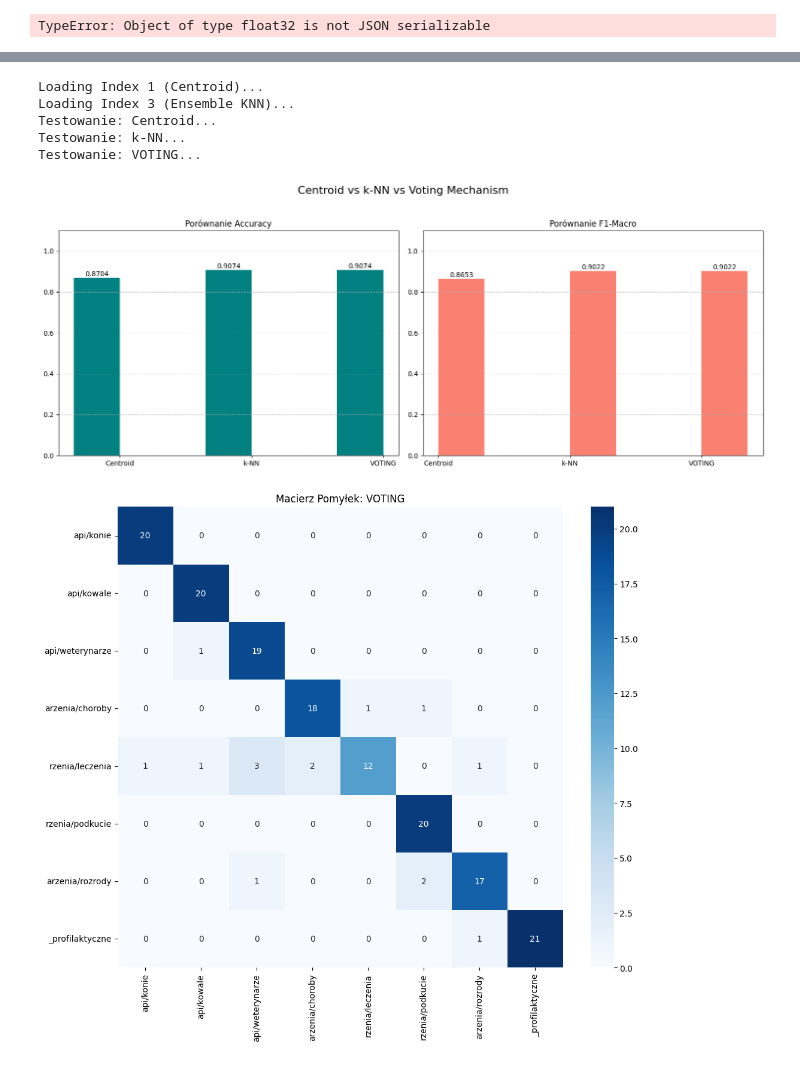
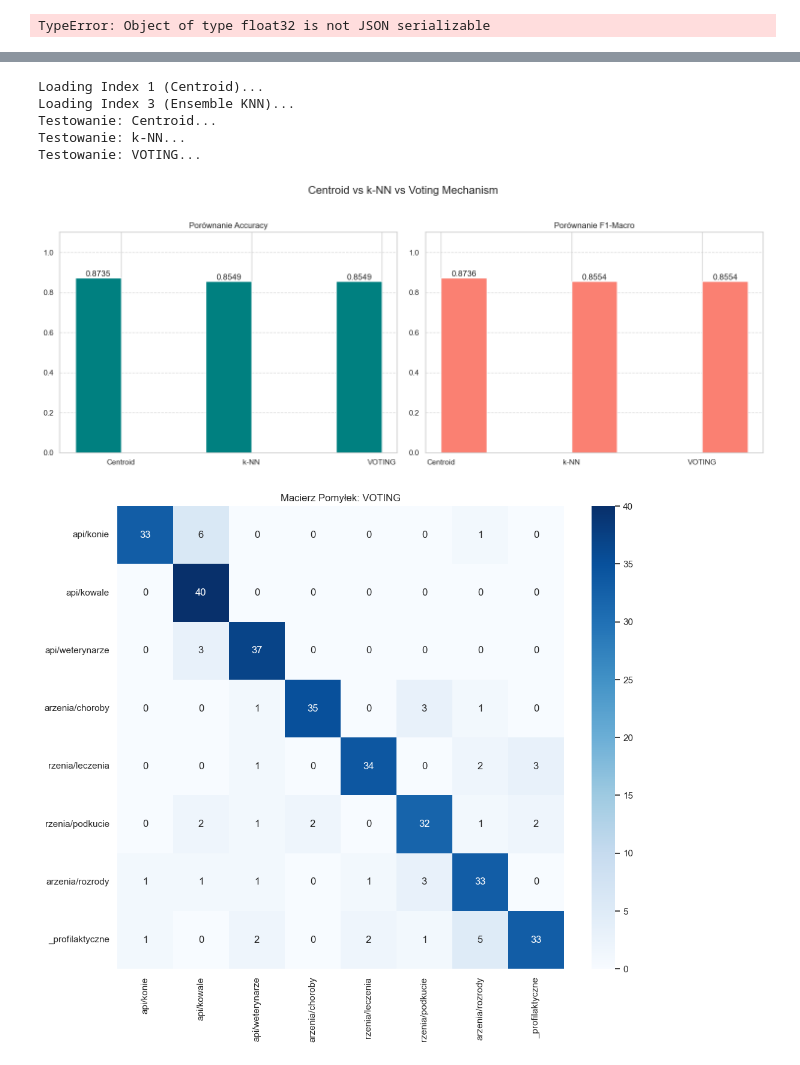
Before and after one commit to kuball1000/Inzynierka_klasyfikator, a Jupyter notebook: Klasyfikator_Intencji.ipynb, the cells around one changed output, grey strips where cells are left out. Saved outputs shown, nothing was run; the diff lists cells and outputs as text; code cells hidden in the pictures.

```diff
--- a/Klasyfikator_Intencji.ipynb
+++ b/Klasyfikator_Intencji.ipynb
@@ -1000,33 +1002,33 @@ def run_comprehensive_evaluation(intents_path, testset_path):
     bar2 = plt.bar(x + width/2, f1_vals, width, label='F1-Macro', color='salmon')
     plt.xticks(x, labels)
     plt.title('Porównanie F1-Macro')
     plt.ylim(0, 1.1)
     plt.bar_label(bar2, fmt='%.4f')
     plt.grid(axis='y', linestyle='--', alpha=0.7)
 
     plt.suptitle('Centroid vs k-NN vs Voting Mechanism', fontsize=16)
     plt.tight_layout(rect=[0, 0, 1, 0.95])
     plt.show()
 
     # --- MACIERZ POMYŁEK DLA VOTING (ostatni wynik) ---
     voting_res = all_results[-1]
     plt.figure(figsize=(12, 10))
     sns.heatmap(voting_res['cm'], annot=True, fmt="d", cmap="Blues",
                 xticklabels=[l[-15:] for l in all_labels],
                 yticklabels=[l[-15:] for l in all_labels])
     plt.title(f"Macierz Pomyłek: {voting_res['label']}")
     plt.show()
 
 # --- URUCHOMIENIE ---
 INTENTS_FILE = "intents2.json"
-TESTSET_FILE = "testset.json"
+TESTSET_FILE = "testset2.json"
 
 run_comprehensive_evaluation(INTENTS_FILE, TESTSET_FILE)
 # %% [output]
 Loading Index 1 (Centroid)...
 Loading Index 3 (Ensemble KNN)...
 Testowanie: Centroid...
 Testowanie: k-NN...
 Testowanie: VOTING...
-[figure, old version]
+[figure, new version]
-[figure, old version]
+[figure, new version]
```
Also changed, not shown: parts of 3 cells of this notebook, 8 other files.
